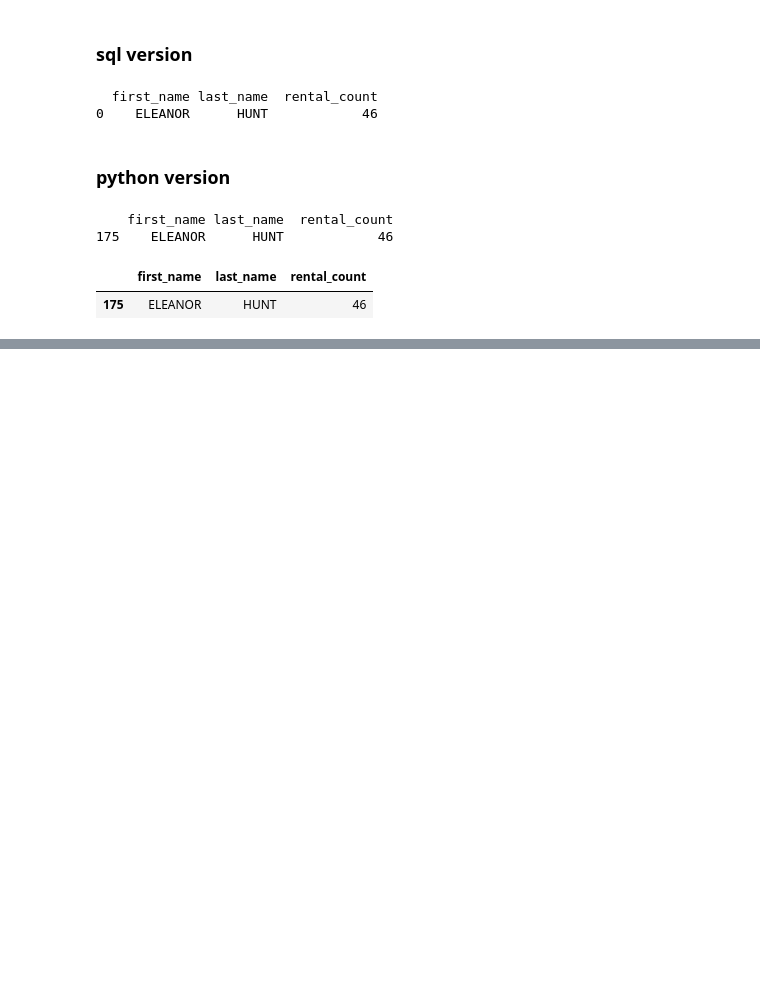
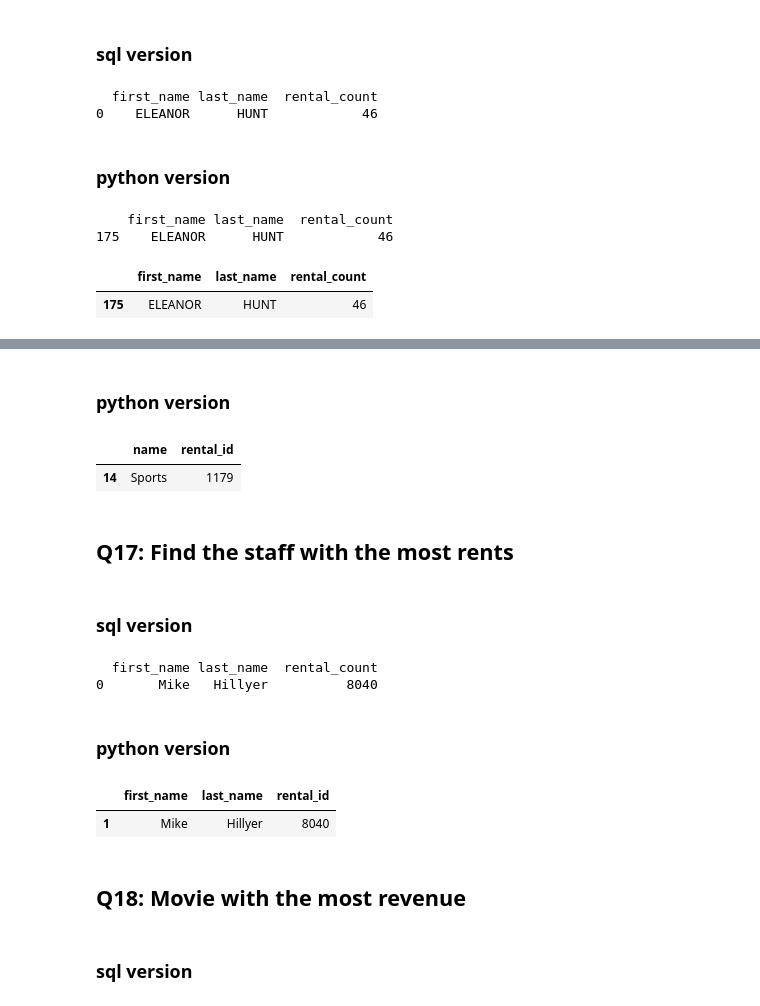
Before and after one commit to cenkerarin/lotus-practice, a Jupyter notebook: practice.ipynb, the cells around one changed output, grey strips where cells are left out. Saved outputs shown, nothing was run; the diff lists cells and outputs as text; code cells hidden in the pictures; blank space fills up the shorter version.

```diff
--- a/practice.ipynb
+++ b/practice.ipynb
@@ -677,0 +700,73 @@ df.sort_values('rental_count', ascending=False).head(1)
+# %% [markdown]
+### python version
+# %%
+category_df = pd.read_sql_query("SELECT * FROM category", conn)
+film_category_df = pd.read_sql_query("SELECT * FROM film_category", conn)
+film_df = pd.read_sql_query("SELECT * FROM film", conn)
+inventory_df = pd.read_sql_query("SELECT * FROM inventory", conn)
+rental_df = pd.read_sql_query("SELECT * FROM rental", conn)
+
+dropping_list = (film_df, category_df, film_category_df, inventory_df, rental_df,)
+
+for df in dropping_list:
+    if 'last_update' in df.columns:
+        df.drop('last_update', axis=1, inplace=True)
+
+f2c = film_category_df.merge(category_df, on="category_id", how="inner")
+f2ci = f2c.merge(film_df, on="film_id", how="inner")
+f2cii = f2ci.merge(inventory_df, on="film_id", how="inner")
+f2ciir = f2cii.merge(rental_df, on="inventory_id", how="inner")
+
+f2ciir_count = f2ciir.groupby(['name']).agg({
+    'rental_id': 'count'
+}).reset_index()
+
+f2ciir_count.sort_values('rental_id', ascending=False).head(1)
+# %% [output]
+|  | name | rental_id |
+| 14 | Sports | 1179 |
+# %% [markdown]
+## Q17: Find the staff with the most rents
+# %% [markdown]
+### sql version
+# %%
+query = """
+SELECT staff.first_name, staff.last_name, COUNT(rental.rental_id) AS rental_count
+FROM staff
+JOIN rental ON staff.staff_id = rental.staff_id
+GROUP BY staff.staff_id
+ORDER BY rental_count DESC
+LIMIT 1;
+"""
+
+df = pd.read_sql_query(query, conn)
+print(df.head())
+# %% [output]
+  first_name last_name  rental_count
+0       Mike   Hillyer          8040
+# %% [markdown]
+### python version
+# %%
+rental_df = pd.read_sql_query("SELECT * FROM rental", conn)
+staff_df = pd.read_sql_query("SELECT * FROM staff", conn)
+
+dropping_list = (rental_df, staff_df)
+
+for df in dropping_list:
+    if 'last_update' in df.columns:
+        df.drop('last_update', axis=1, inplace=True)
+# %%
+rental_staff = rental_df.merge(staff_df, on="staff_id", how="inner")
+
+rental_staff_count = rental_staff.groupby(['first_name', 'last_name']).agg({
+    'rental_id': 'count'
+}).reset_index()
+
+rental_staff_count.sort_values('rental_id', ascending=False).head(1)
+# %% [output]
+|  | first_name | last_name | rental_id |
+| 1 | Mike | Hillyer | 8040 |
+# %% [markdown]
+## Q18: Movie with the most revenue
+# %% [markdown]
+### sql version
```
Also changed, not shown: parts of 19 cells of this notebook.
